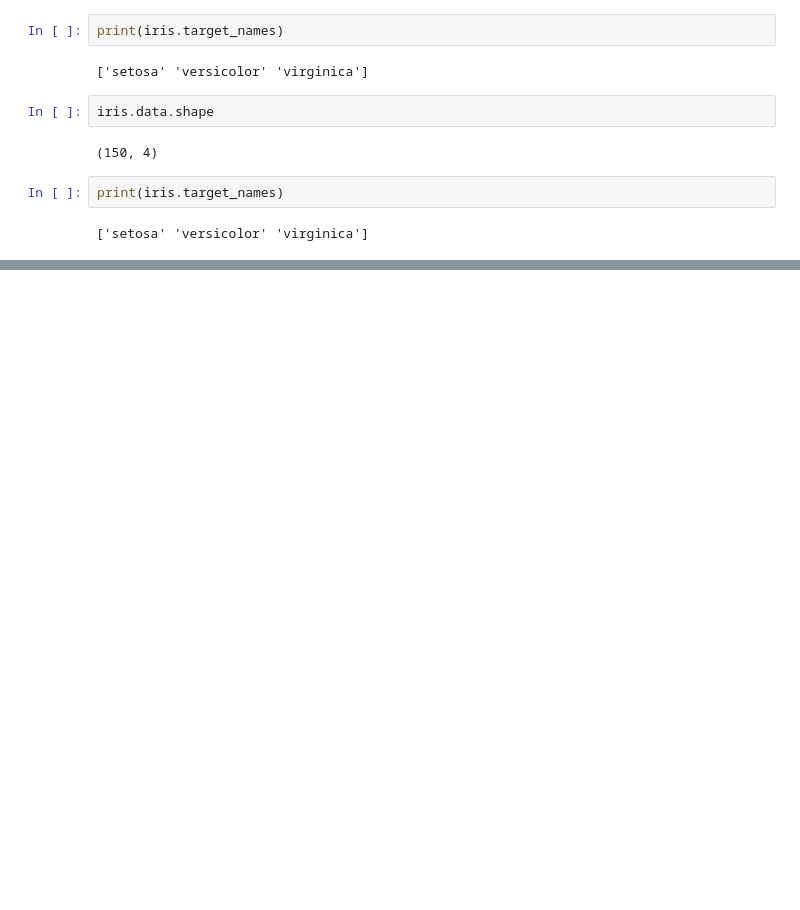
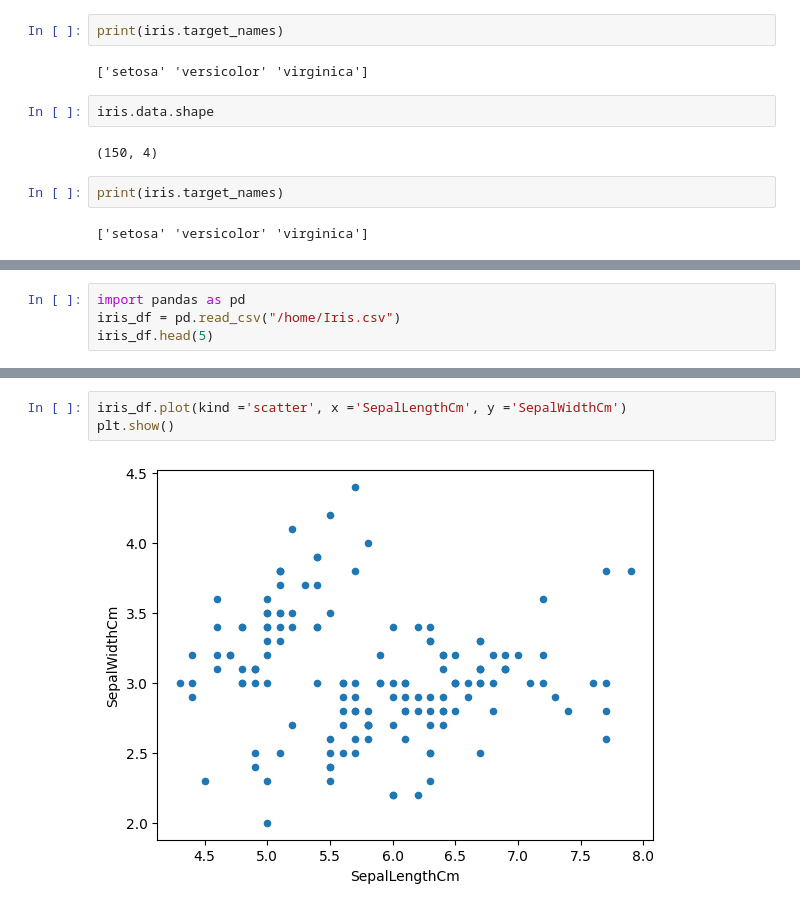
Before and after one commit to sridhar51120/ML-Practices-Code, a Jupyter notebook: Untitled2.ipynb, the cells around one changed output, grey strips where cells are left out. Cells and saved outputs as stored; diff of their text form; blank space fills up the shorter version.

```diff
--- a/Untitled2.ipynb
+++ b/Untitled2.ipynb
@@ -187,0 +150,4 @@ print(iris.target_names)
+# %%
+import pandas as pd
+iris_df = pd.read_csv("/home/Iris.csv")
+iris_df.head(5)
@@ -187,0 +161,5 @@ print(iris.target_names)
+# %%
+iris_df.plot(kind ='scatter', x ='SepalLengthCm', y ='SepalWidthCm')
+plt.show()
+# %% [output]
+[figure, added]
```
Also changed, not shown: parts of 10 cells of this notebook.
